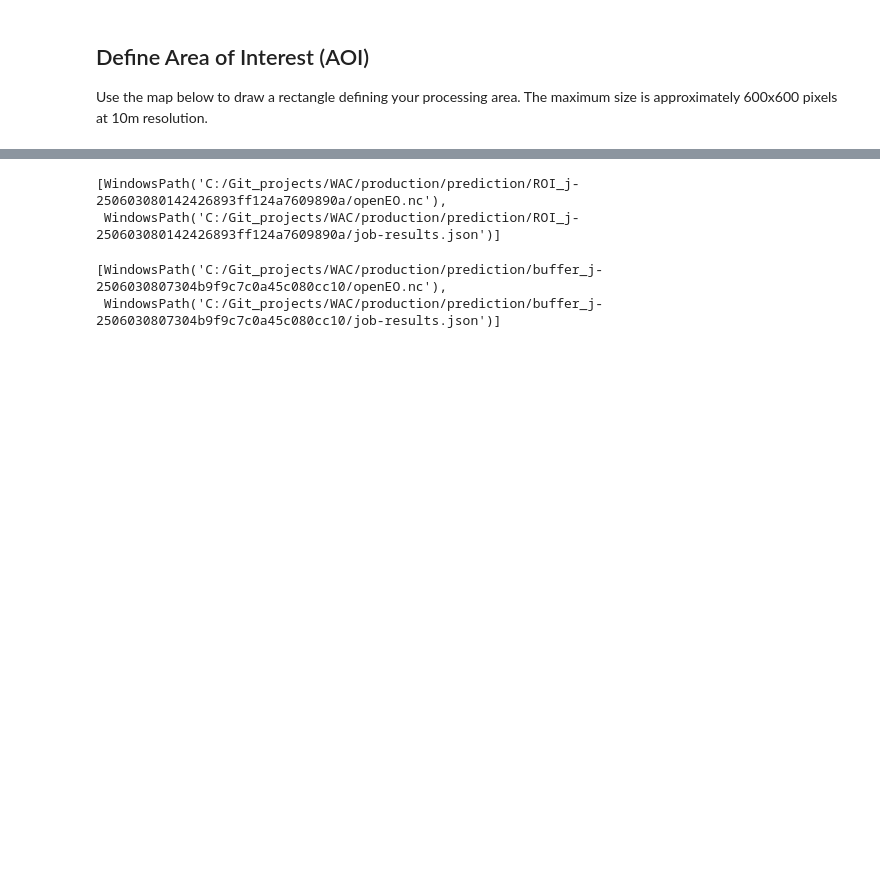
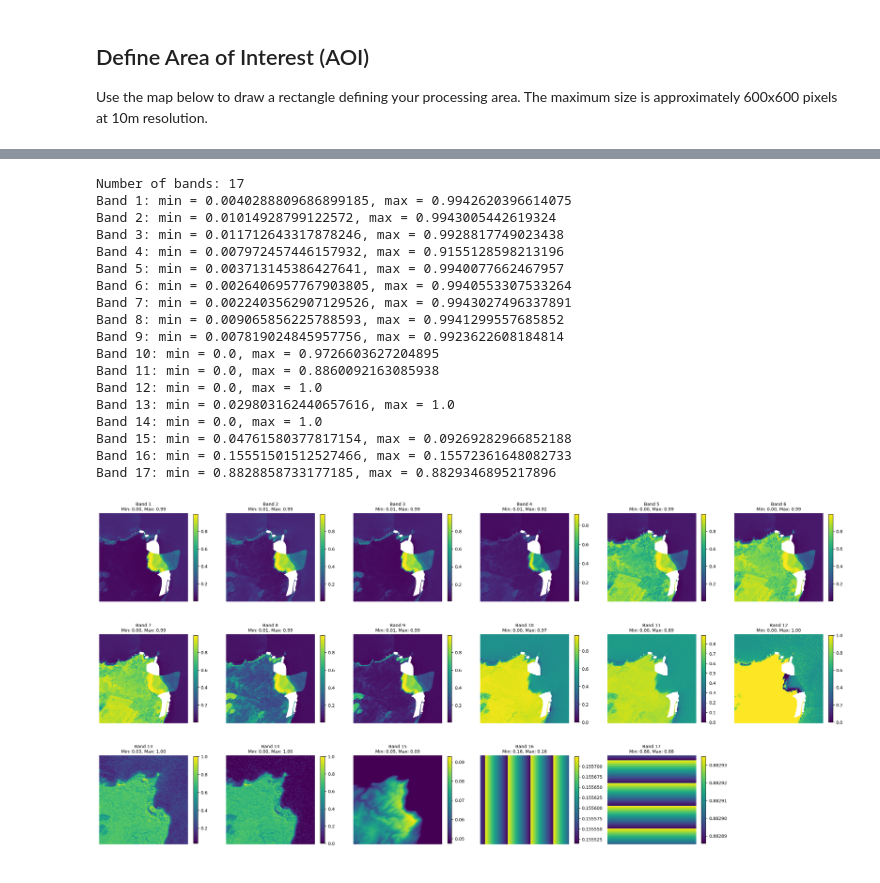
Before and after one commit to masolele/WAC, a Jupyter notebook: openEO/inference/comcrop_onnx_hv.ipynb, the cells around one changed output, grey strips where cells are left out. Saved outputs shown, nothing was run; the diff lists cells and outputs as text; code cells hidden in the pictures; blank space fills up the shorter version.

```diff
--- a/openEO/inference/comcrop_onnx_hv.ipynb
+++ b/openEO/inference/comcrop_onnx_hv.ipynb
@@ -128,18 +87,62 @@ job_buffer.start_and_wait()
-# %%
-import xarray as xr
-
-OUTPUT_DIR = "C:/Git_projects/WAC/production/prediction/ROI_" + job_ROI.job_id
-OUTPUT_FILE_ROI = f"{OUTPUT_DIR}"
-job_ROI.get_results().download_files(OUTPUT_FILE_ROI)
-# %% [output]
-[WindowsPath('C:/Git_projects/WAC/production/prediction/ROI_j-250603080142426893ff124a7609890a/openEO.nc'),
- WindowsPath('C:/Git_projects/WAC/production/prediction/ROI_j-250603080142426893ff124a7609890a/job-results.json')]
-# %%
-OUTPUT_DIR = "C:/Git_projects/WAC/production/prediction/buffer_" + job_buffer.job_id
-OUTPUT_FILE_BUFFER = f"{OUTPUT_DIR}"
-job_buffer.get_results().download_files(OUTPUT_FILE_BUFFER)
-# %% [output]
-[WindowsPath('C:/Git_projects/WAC/production/prediction/buffer_j-2506030807304b9f9c7c0a45c080cc10/openEO.nc'),
- WindowsPath('C:/Git_projects/WAC/production/prediction/buffer_j-2506030807304b9f9c7c0a45c080cc10/job-results.json')]
+# %%
+import rasterio
+import matplotlib.pyplot as plt
+import numpy as np
+import math
+
+# Path to your GeoTIFF
+tiff_path = r"C:/Git_projects/WAC/production/prediction/input_testj-2507181257094f7ea5fc7e7f8cb7770a/openEO_2023-06-01Z.tif"
+
+# Open the GeoTIFF
+with rasterio.open(tiff_path) as src:
+    num_bands = src.count
+    print(f"Number of bands: {num_bands}")
+
+    # Set grid size: auto layout
+    cols = 6
+    rows = math.ceil(num_bands / cols)
+
+    fig, axes = plt.subplots(rows, cols, figsize=(4 * cols, 4 * rows))
+    axes = axes.flatten()  # Flatten to easily index
+
+    for i in range(1, num_bands + 1):
+        band = src.read(i)
+        band_min = np.nanmin(band)
+        band_max = np.nanmax(band)
+
+        print(f"Band {i}: min = {band_min}, max = {band_max}")
+
+        ax = axes[i - 1]
+        img = ax.imshow(band, cmap='viridis')
+        ax.set_title(f'Band {i}\nMin: {band_min:.2f}, Max: {band_max:.2f}', fontsize=10)
+        ax.axis('off')
+        fig.colorbar(img, ax=ax, shrink=0.7)
+
+    # Turn off unused subplots
+    for j in range(num_bands, len(axes)):
+        axes[j].axis('off')
+
+    plt.tight_layout()
+    plt.show()
+# %% [output]
+Number of bands: 17
+Band 1: min = 0.0040288809686899185, max = 0.9942620396614075
+Band 2: min = 0.01014928799122572, max = 0.9943005442619324
+Band 3: min = 0.011712643317878246, max = 0.9928817749023438
+Band 4: min = 0.007972457446157932, max = 0.9155128598213196
+Band 5: min = 0.003713145386427641, max = 0.9940077662467957
+Band 6: min = 0.0026406957767903805, max = 0.9940553307533264
+Band 7: min = 0.0022403562907129526, max = 0.9943027496337891
+Band 8: min = 0.009065856225788593, max = 0.9941299557685852
+Band 9: min = 0.007819024845957756, max = 0.9923622608184814
+Band 10: min = 0.0, max = 0.9726603627204895
+Band 11: min = 0.0, max = 0.8860092163085938
+Band 12: min = 0.0, max = 1.0
+Band 13: min = 0.029803162440657616, max = 1.0
+Band 14: min = 0.0, max = 1.0
+Band 15: min = 0.04761580377817154, max = 0.09269282966852188
+Band 16: min = 0.15551501512527466, max = 0.15572361648082733
+Band 17: min = 0.8828858733177185, max = 0.8829346895217896
+[figure, added]
 # %%
 import matplotlib.pyplot as plt
```
Also changed, not shown: parts of 7 cells of this notebook, 3 other files.
